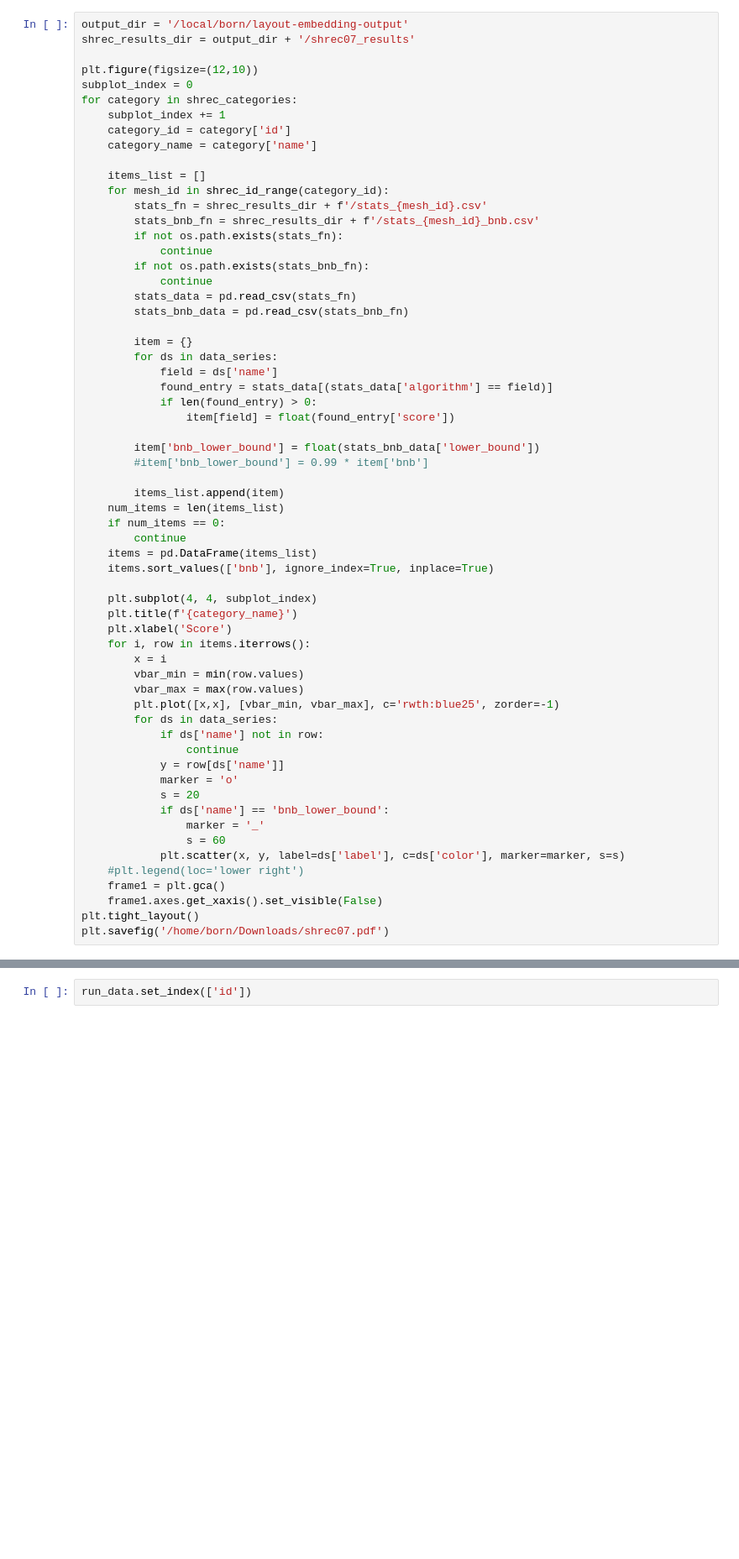
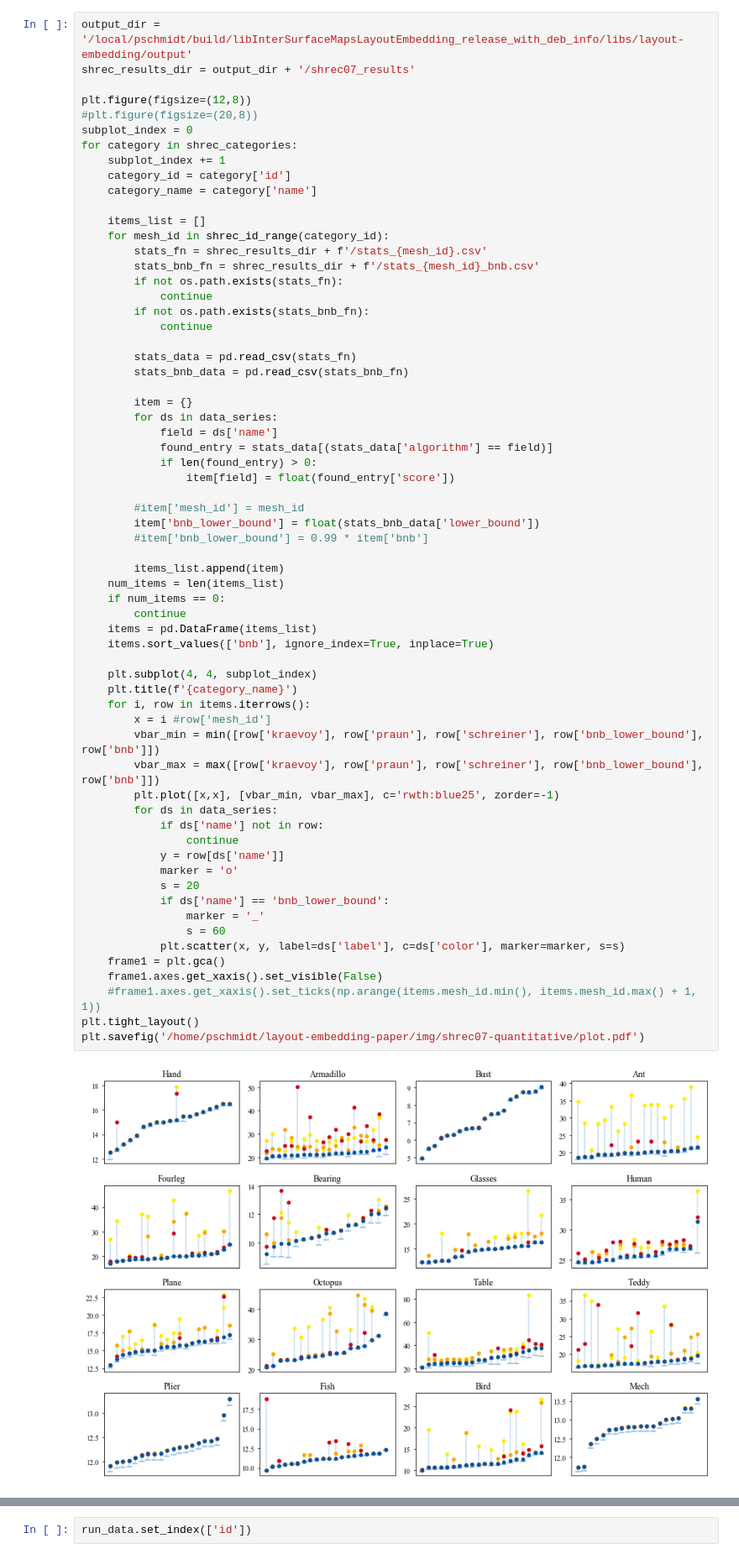
Before and after one commit to jsb/LayoutEmbedding, a Jupyter notebook: notebooks/shrec07.ipynb, the cells around one changed output, grey strips where cells are left out. Shown at 84% size. Drawn from its saved outputs; the diff is of its cells as text; blank space fills up the shorter version.

Commit message:
SHREC notebook

```diff
--- a/notebooks/shrec07.ipynb
+++ b/notebooks/shrec07.ipynb
@@ -71,10 +77,11 @@ def shrec_id_range(category_id):
     id_max = 1 + category_id * 20
     return range(id_min, id_max)
 # %%
-output_dir = '/local/born/layout-embedding-output'
+output_dir = '/local/pschmidt/build/libInterSurfaceMapsLayoutEmbedding_release_with_deb_info/libs/layout-embedding/output'
 shrec_results_dir = output_dir + '/shrec07_results'
 
-plt.figure(figsize=(12,10))
+plt.figure(figsize=(12,8))
+#plt.figure(figsize=(20,8))
 subplot_index = 0
 for category in shrec_categories:
     subplot_index += 1
@@ -89,6 +96,7 @@ for category in shrec_categories:
             continue
         if not os.path.exists(stats_bnb_fn):
             continue
+
         stats_data = pd.read_csv(stats_fn)
         stats_bnb_data = pd.read_csv(stats_bnb_fn)
 
@@ -99,39 +107,41 @@ for category in shrec_categories:
             if len(found_entry) > 0:
                 item[field] = float(found_entry['score'])
 
+        #item['mesh_id'] = mesh_id
         item['bnb_lower_bound'] = float(stats_bnb_data['lower_bound'])
         #item['bnb_lower_bound'] = 0.99 * item['bnb']
 
         items_list.append(item)
     num_items = len(items_list)
     if num_items == 0:
         continue
     items = pd.DataFrame(items_list)
     items.sort_values(['bnb'], ignore_index=True, inplace=True)
 
     plt.subplot(4, 4, subplot_index)
     plt.title(f'{category_name}')
-    plt.xlabel('Score')
     for i, row in items.iterrows():
-        x = i
-        vbar_min = min(row.values)
-        vbar_max = max(row.values)
+        x = i #row['mesh_id']
+        vbar_min = min([row['kraevoy'], row['praun'], row['schreiner'], row['bnb_lower_bound'], row['bnb']])
+        vbar_max = max([row['kraevoy'], row['praun'], row['schreiner'], row['bnb_lower_bound'], row['bnb']])
         plt.plot([x,x], [vbar_min, vbar_max], c='rwth:blue25', zorder=-1)
         for ds in data_series:
             if ds['name'] not in row:
                 continue
             y = row[ds['name']]
             marker = 'o'
             s = 20
             if ds['name'] == 'bnb_lower_bound':
                 marker = '_'
                 s = 60
             plt.scatter(x, y, label=ds['label'], c=ds['color'], marker=marker, s=s)
-    #plt.legend(loc='lower right')
     frame1 = plt.gca()
     frame1.axes.get_xaxis().set_visible(False)
+    #frame1.axes.get_xaxis().set_ticks(np.arange(items.mesh_id.min(), items.mesh_id.max() + 1, 1))
 plt.tight_layout()
-plt.savefig('/home/born/Downloads/shrec07.pdf')
+plt.savefig('/home/pschmidt/layout-embedding-paper/img/shrec07-quantitative/plot.pdf')
+# %% [output]
+[figure, added]
 # %%
 plt.figure()
 plt.title('All Categories')
```
Also changed, not shown: parts of 3 cells of this notebook.
